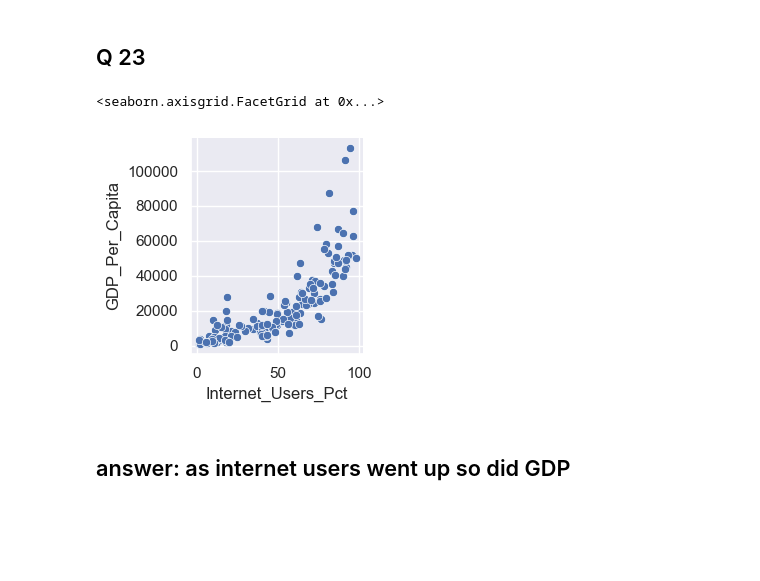
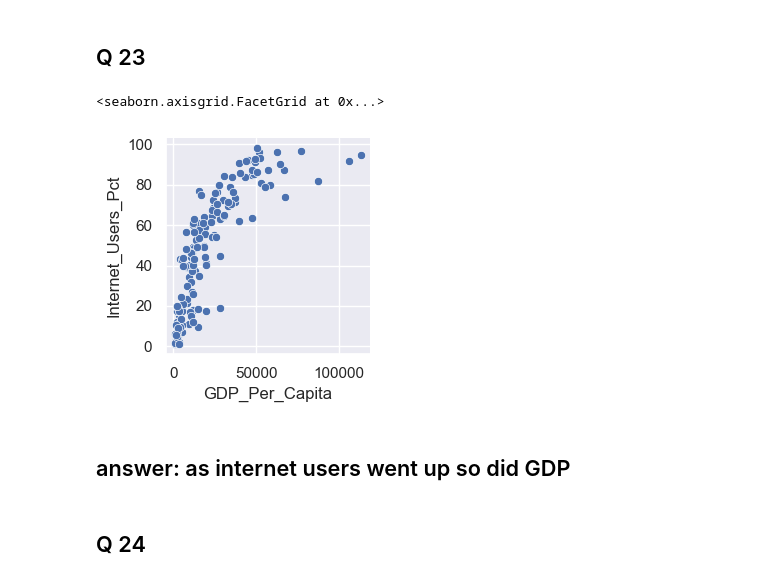
Before and after one commit to NSS-Data-Analytics-Cohort-11/undata-larissaemma, a Jupyter notebook: notebook/UN_data_DA11.ipynb, the cells around one changed output. Cells and saved outputs as stored; diff of their text form; code cells hidden in the pictures; blank space fills up the shorter version.

```diff
--- a/notebook/UN_data_DA11.ipynb
+++ b/notebook/UN_data_DA11.ipynb
@@ -381,7 +430,7 @@ dtype: int64
 # %%
 ## Merge the two DataFrames to one. Do this in a way that keeps all rows from each of the two DataFrames. Call the new DataFrame gdp_and_internet_use.
 ##Look at the first and last few rows to confirm that it merged correctly.
-gdp_and_internet_use = gdp_df.merge(internet_df, on = ['Country', 'Year'], how = 'left')
+gdp_and_internet_use = gdp_df.merge(internet_df, on = ['Country', 'Year'], how = 'outer')
 # %%
 gdp_and_internet_use
 # %% [output]
@@ -471,9 +520,11 @@ gdp_and_internet_use_2014
 ## Q 23
 # %%
 p=sns.FacetGrid(gdp_and_internet_use_2014)
-p.map_dataframe(sns.scatterplot, x="Internet_Users_Pct", y= "GDP_Per_Capita" )
+p.map_dataframe(sns.scatterplot, y="Internet_Users_Pct", x= "GDP_Per_Capita" )
 # %% [output]
 <seaborn.axisgrid.FacetGrid at 0x...>
-[figure, old version]
+[figure, new version]
 # %% [markdown]
 ## answer: as internet users went up so did GDP
+# %% [markdown]
+## Q 24
```
Also changed, not shown: parts of 18 cells of this notebook.
